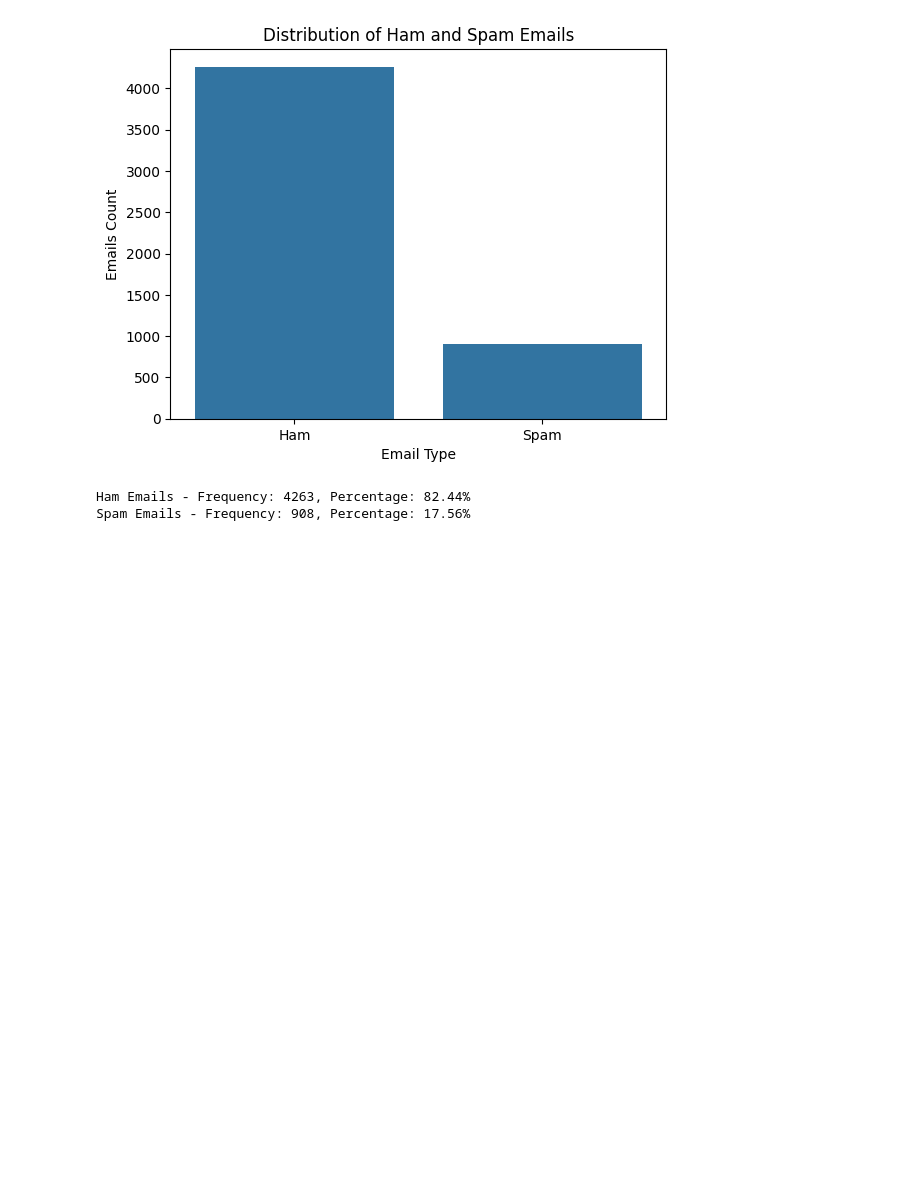
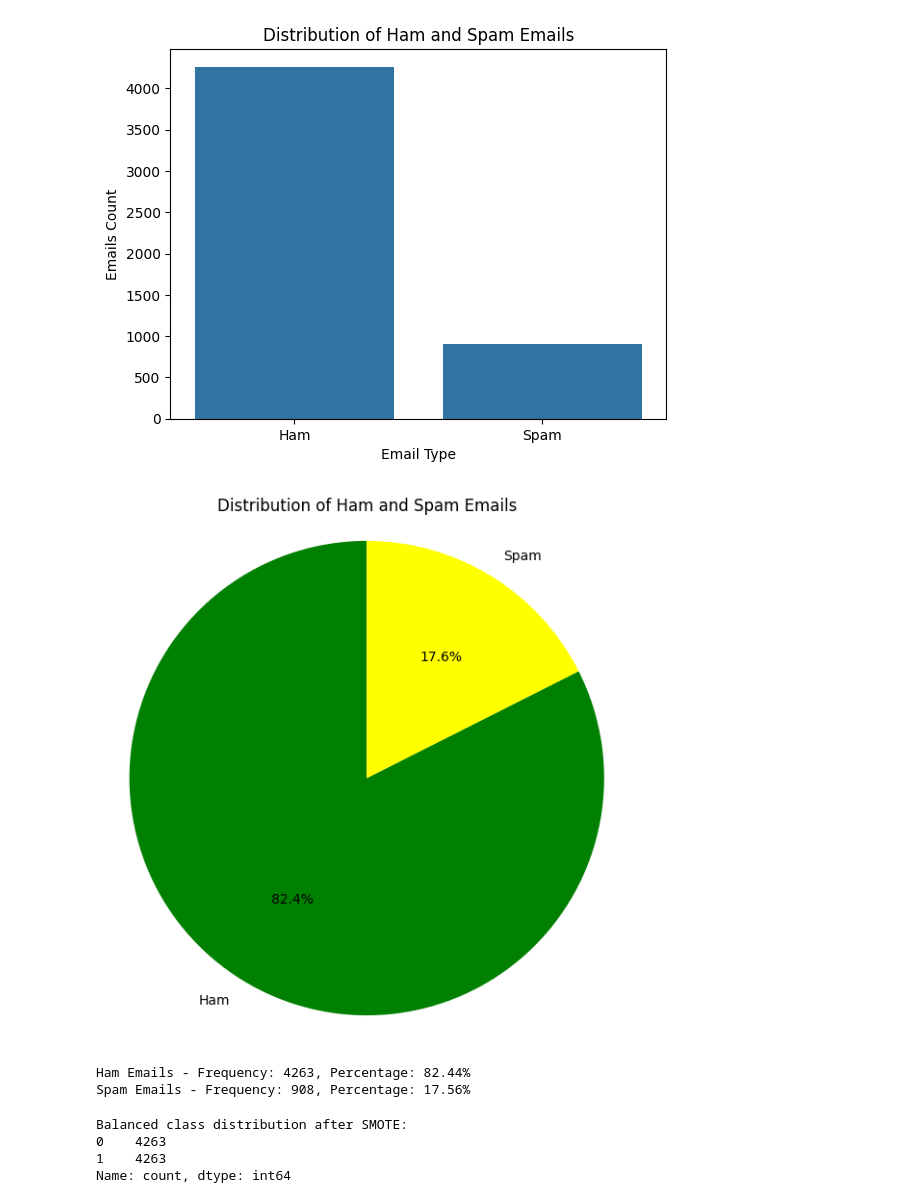
Before and after one commit to Goodone11/spam-detection, a Jupyter notebook: Usingtoken.ipynb, the cells around one changed output. Drawn from its saved outputs; the diff is of its cells as text; code cells hidden in the pictures; blank space fills up the shorter version.

```diff
--- a/Usingtoken.ipynb
+++ b/Usingtoken.ipynb
@@ -113,6 +115,25 @@ plt.ylabel("Emails Count")
 plt.show()
 # %% [output]
 [figure]
+# %%
+import matplotlib.pyplot as plt
+
+# Count the number of Ham and Spam emails
+ham_count = emails[emails['label'] == 0].shape[0]
+spam_count = emails[emails['label'] == 1].shape[0]
+
+# Data for the pie chart
+labels = ['Ham', 'Spam']
+sizes = [ham_count, spam_count]
+colors = ['green', 'yellow']
+
+plt.figure(figsize=(7, 7))
+plt.pie(sizes, labels=labels, colors=colors, autopct='%1.1f%%', startangle=90)
+plt.title("Distribution of Ham and Spam Emails")
+plt.axis('equal')
+plt.show()
+# %% [output]
+[figure, added]
 # %%
 # Calculate frequency and percentage for Ham
 ham_count = emails['label'].value_counts()[0]
@@ -138 +188,9 @@ import nltk
+# %%
+print("\nBalanced class distribution after SMOTE:")
+print(pd.Series(y_res).value_counts())
+# %% [output]
+Balanced class distribution after SMOTE:
+0    4263
+1    4263
+Name: count, dtype: int64
 # %%
```
Also changed, not shown: parts of 5 cells of this notebook.
